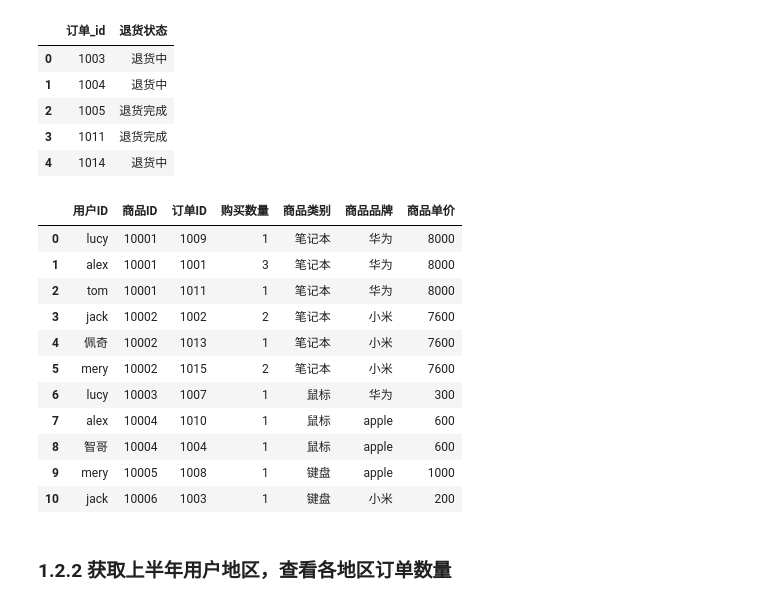
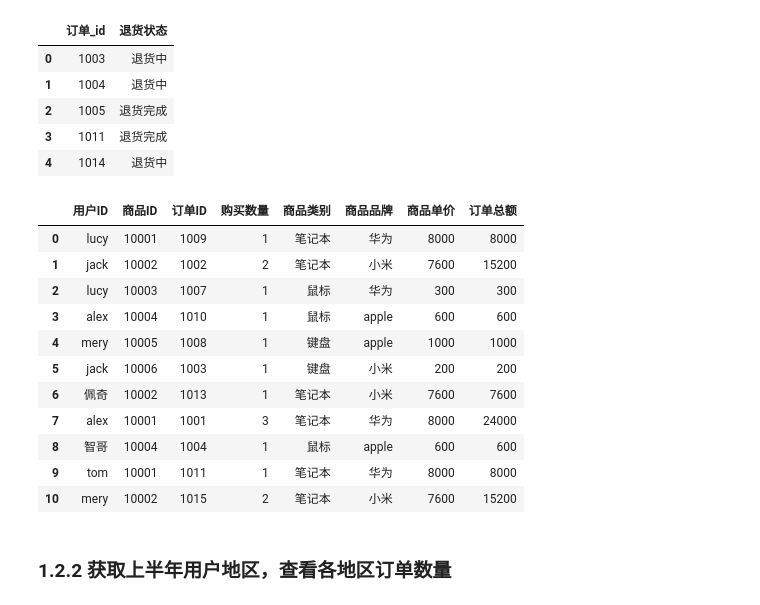
Before and after one commit to Leecoin49/StudyNote, a Jupyter notebook: LLM/AILLM_Luffy/1.Python/第20章Pandas/3.pandas高级数据处理.ipynb, the cells around one changed output. Cells and saved outputs as stored; diff of their text form; code cells hidden in the pictures.

```diff
--- a/LLM/AILLM_Luffy/1.Python/第20章Pandas/3.pandas高级数据处理.ipynb
+++ b/LLM/AILLM_Luffy/1.Python/第20章Pandas/3.pandas高级数据处理.ipynb
@@ -170,20 +170,22 @@ return_table.head()
 | 4 | 1014 | 退货中 |
 # %%
 #两张表合并时，默认是根据所有的相同字段名称的列来进行合并
-pd.merge(left=first_half_year, right=product_table)
+res1 = pd.merge(left = first_half_year, right = product_table)
+res1['订单总额'] = res1['购买数量'] * res1['商品单价']
+res1
 # %% [output]
-|  | 用户ID | 商品ID | 订单ID | 购买数量 | 商品类别 | 商品品牌 | 商品单价 |
-| 0 | lucy | 10001 | 1009 | 1 | 笔记本 | 华为 | 8000 |
-| 1 | alex | 10001 | 1001 | 3 | 笔记本 | 华为 | 8000 |
-| 2 | tom | 10001 | 1011 | 1 | 笔记本 | 华为 | 8000 |
-| 3 | jack | 10002 | 1002 | 2 | 笔记本 | 小米 | 7600 |
-| 4 | 佩奇 | 10002 | 1013 | 1 | 笔记本 | 小米 | 7600 |
-| 5 | mery | 10002 | 1015 | 2 | 笔记本 | 小米 | 7600 |
-| 6 | lucy | 10003 | 1007 | 1 | 鼠标 | 华为 | 300 |
-| 7 | alex | 10004 | 1010 | 1 | 鼠标 | apple | 600 |
-| 8 | 智哥 | 10004 | 1004 | 1 | 鼠标 | apple | 600 |
-| 9 | mery | 10005 | 1008 | 1 | 键盘 | apple | 1000 |
-| 10 | jack | 10006 | 1003 | 1 | 键盘 | 小米 | 200 |
+|  | 用户ID | 商品ID | 订单ID | 购买数量 | 商品类别 | 商品品牌 | 商品单价 | 订单总额 |
+| 0 | lucy | 10001 | 1009 | 1 | 笔记本 | 华为 | 8000 | 8000 |
+| 1 | jack | 10002 | 1002 | 2 | 笔记本 | 小米 | 7600 | 15200 |
+| 2 | lucy | 10003 | 1007 | 1 | 鼠标 | 华为 | 300 | 300 |
+| 3 | alex | 10004 | 1010 | 1 | 鼠标 | apple | 600 | 600 |
+| 4 | mery | 10005 | 1008 | 1 | 键盘 | apple | 1000 | 1000 |
+| 5 | jack | 10006 | 1003 | 1 | 键盘 | 小米 | 200 | 200 |
+| 6 | 佩奇 | 10002 | 1013 | 1 | 笔记本 | 小米 | 7600 | 7600 |
+| 7 | alex | 10001 | 1001 | 3 | 笔记本 | 华为 | 8000 | 24000 |
+| 8 | 智哥 | 10004 | 1004 | 1 | 鼠标 | apple | 600 | 600 |
+| 9 | tom | 10001 | 1011 | 1 | 笔记本 | 华为 | 8000 | 8000 |
+| 10 | mery | 10002 | 1015 | 2 | 笔记本 | 小米 | 7600 | 15200 |
 # %% [markdown]
 ### 1.2.2 获取上半年用户地区，查看各地区订单数量
 # %% [markdown]
```
Also changed, not shown: parts of 46 cells of this notebook, 2 other files.
